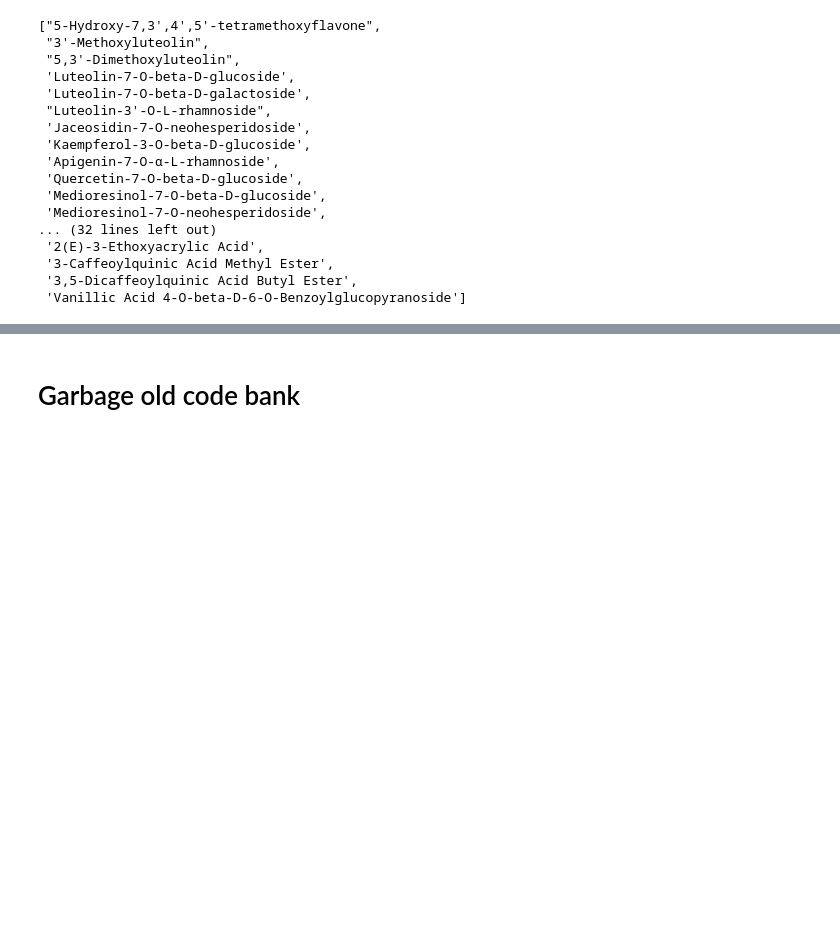
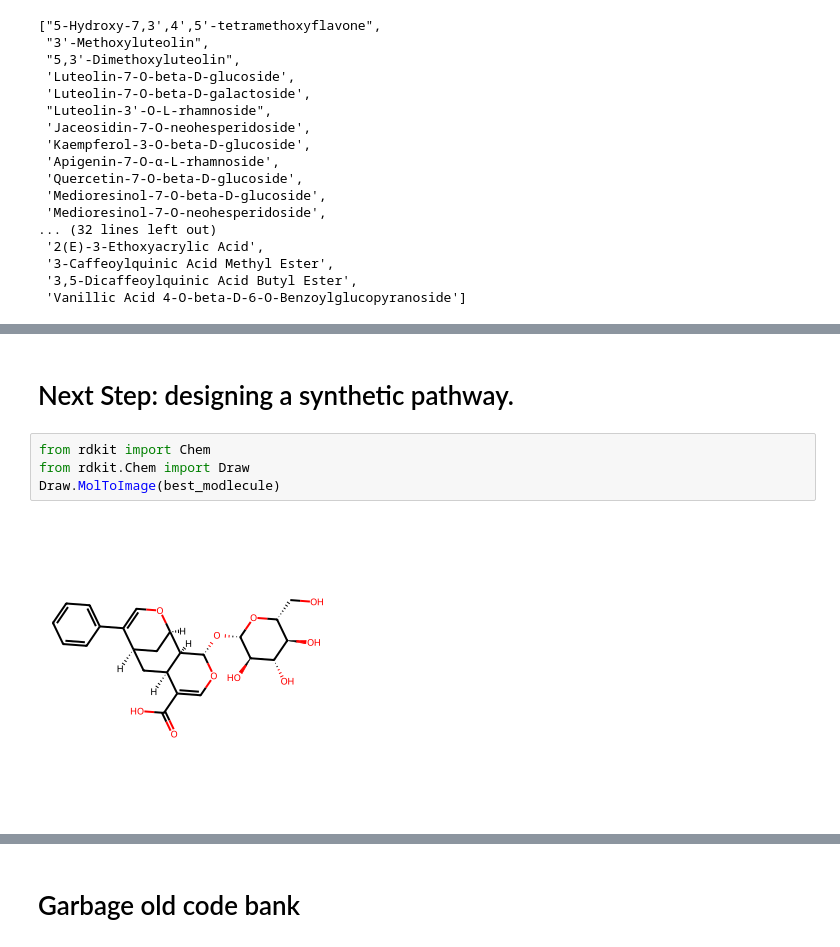
Before and after one commit to richardfanpks/drug_discovery, a Jupyter notebook: GetChemRepresentation.ipynb, the cells around one changed output, grey strips where cells are left out. Cells and saved outputs as stored; diff of their text form; blank space fills up the shorter version.

```diff
--- a/GetChemRepresentation.ipynb
+++ b/GetChemRepresentation.ipynb
@@ -136,0 +451,8 @@ print("Model Accuracy: ", np.mean(scores))
+# %% [markdown]
+# Next Step: designing a synthetic pathway.
+# %%
+from rdkit import Chem
+from rdkit.Chem import Draw
+Draw.MolToImage(best_modlecule)
+# %% [output]
+[figure, added]
```
Also changed, not shown: parts of 70 cells of this notebook, 4 other files.
